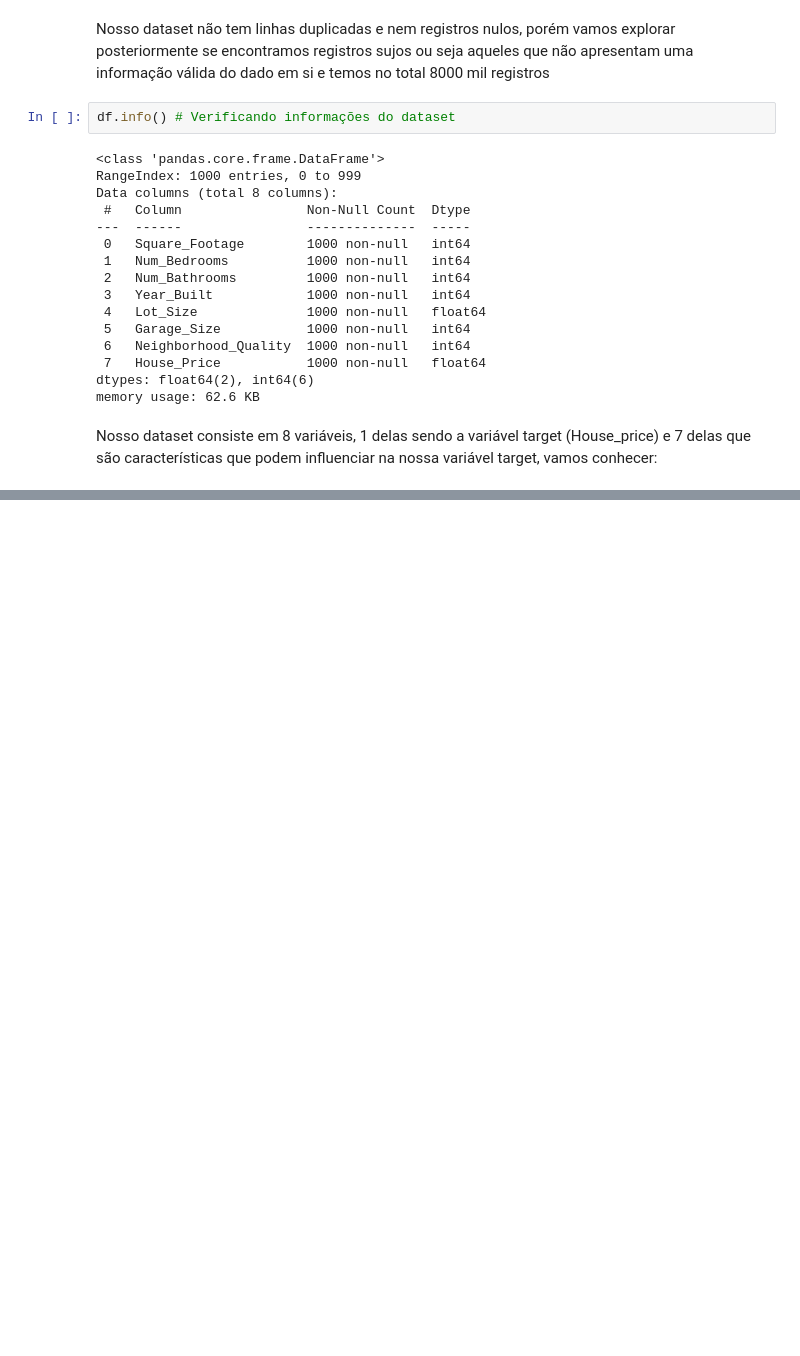
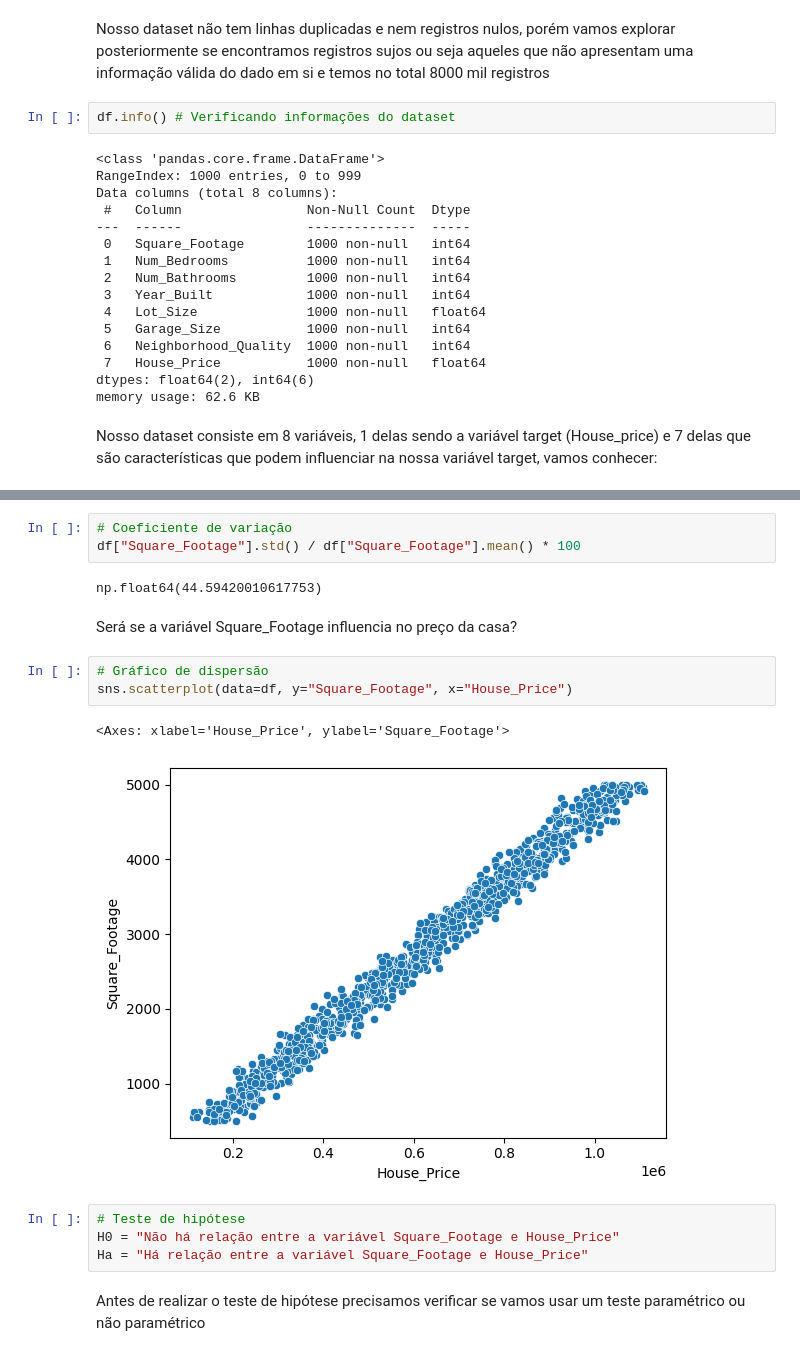
Before and after one commit to HMendesDev/Data-Science, a Jupyter notebook: LinearRegression.ipynb, the cells around one changed output, grey strips where cells are left out. Drawn from its saved outputs; the diff is of its cells as text; blank space fills up the shorter version.

```diff
--- a/LinearRegression.ipynb
+++ b/LinearRegression.ipynb
@@ -94,0 +147,19 @@ House_Price: O preço da casa (target)
+# %%
+# Coeficiente de variação
+df["Square_Footage"].std() / df["Square_Footage"].mean() * 100
+# %% [output]
+np.float64(44.59420010617753)
+# %% [markdown]
+Será se a variável Square_Footage influencia no preço da casa?
+# %%
+# Gráfico de dispersão
+sns.scatterplot(data=df, y="Square_Footage", x="House_Price")
+# %% [output]
+<Axes: xlabel='House_Price', ylabel='Square_Footage'>
+[figure, added]
+# %%
+# Teste de hipótese
+H0 = "Não há relação entre a variável Square_Footage e House_Price"
+Ha = "Há relação entre a variável Square_Footage e House_Price"
+# %% [markdown]
+Antes de realizar o teste de hipótese precisamos verificar se vamos usar um teste paramétrico ou não paramétrico
```
Also changed, not shown: parts of 27 cells of this notebook.
